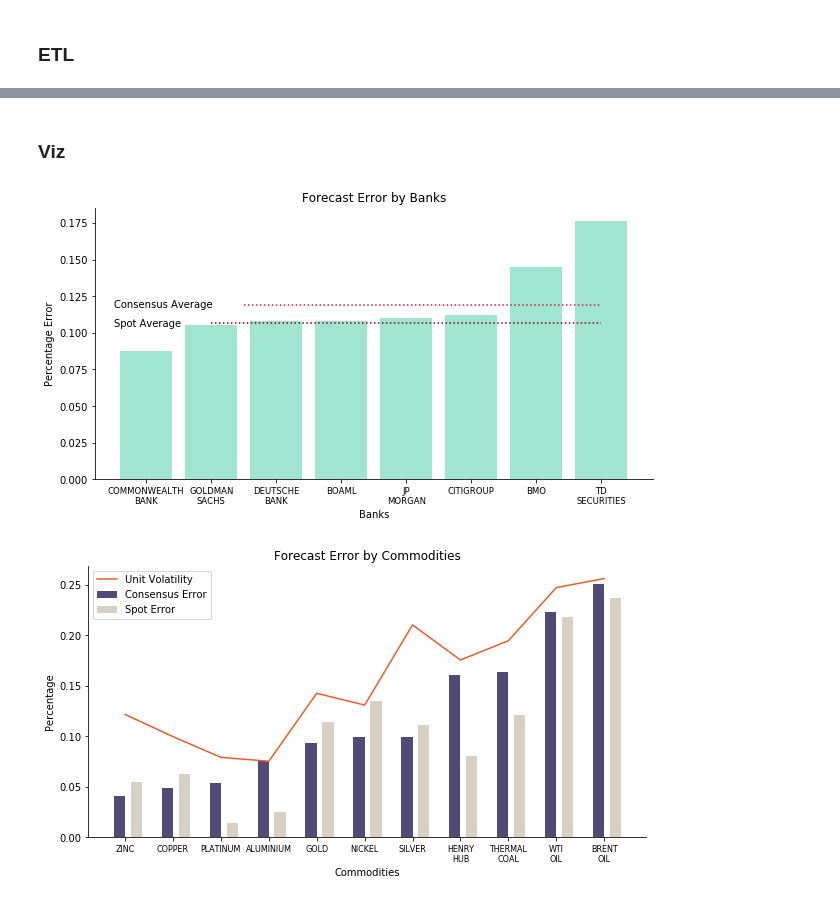
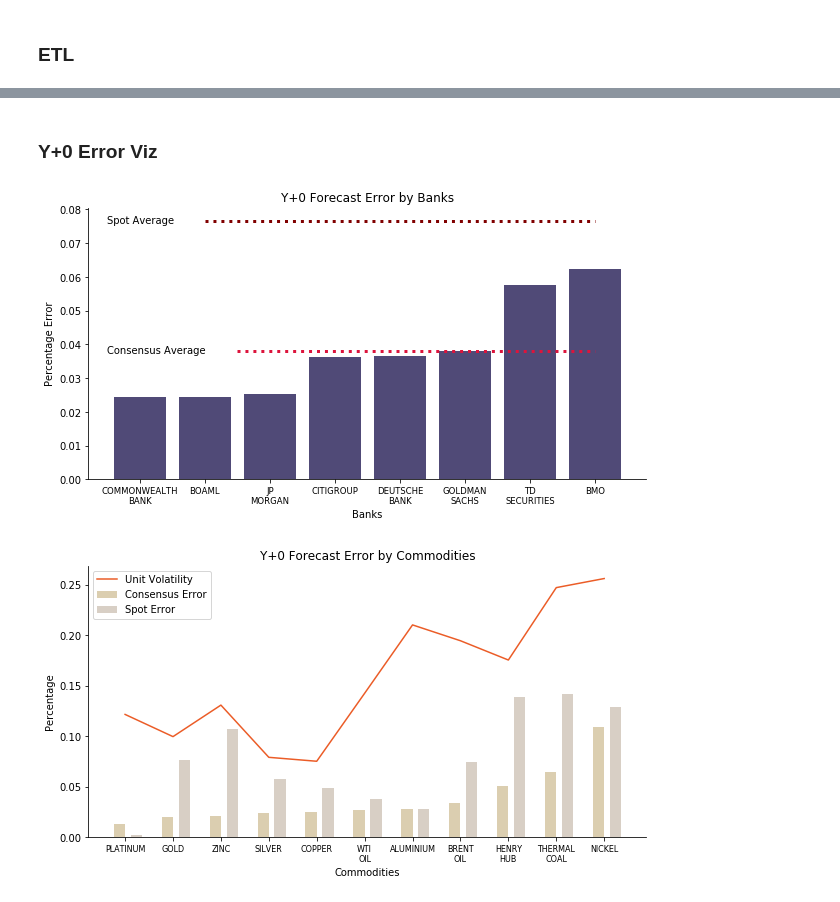
Before and after one commit to je-suis-tm/machine-learning, a Jupyter notebook: Wisdom of Crowds project/descriptive statistics.ipynb, the cells around one changed output, grey strips where cells are left out. Saved outputs shown, nothing was run; the diff lists cells and outputs as text; code cells hidden in the pictures.

```diff
--- a/Wisdom of Crowds project/descriptive statistics.ipynb
+++ b/Wisdom of Crowds project/descriptive statistics.ipynb
@@ -35,5 +37,7 @@ y1matrix2020_error=np.subtract(y1matrix2020,annual['2020':'2020'])
 # %%
-#aggregate y+0 forecast and y+1 forecast
-erreur=(abs(np.divide(y0matrix2019_error,annual['2019':'2019']))+abs(np.divide(y1matrix2020_error,annual['2020':'2020'])))/2
+#compute percentage error
+erreur_y0=abs(np.divide(y0matrix2019_erreur,annual['2019':'2019']))
+
+erreur_y1=abs(np.divide(y1matrix2020_erreur,annual['2020':'2020']))
 # %%
 #compute forecast error by banks and sort
@@ -46,10 +62,16 @@ erreur_by_commodities=dict(sorted(erreur_by_commodities.items(),key=lambda X:X[1
 # %%
 #compute forecast error by using spot price
-y0spot2019_error=np.divide(monthly['2019-08':'2019-08'],annual['2019':'2019'])-1
-y1spot2020_error=np.divide(monthly['2019-08':'2019-08'],annual['2020':'2020'])-1
+y0spot2019_erreur=np.divide(monthly['2019-08':'2019-08'],
+                            annual['2019':'2019'])-1
+y1spot2020_erreur=np.divide(monthly['2019-08':'2019-08'],
+                            annual['2020':'2020'])-1
 
-#aggregate y+0 forecast and y+1 forecast
-erreur_by_spot=list(((abs(y0spot2019_error)+abs(y1spot2020_error))/2).to_dict(orient='index').values())[0]
+#take abs and convert to dict
+erreur_by_spot_y0=list(abs(
+    y0spot2019_erreur).to_dict(orient='index').values())[0]
+
+erreur_by_spot_y1=list(abs(
+    y1spot2020_erreur).to_dict(orient='index').values())[0]
 # %%
 #compute unit volatility
 unit_volatility=monthly.std()/monthly.mean()
@@ -57,32 +142,32 @@ unit_volatility=unit_volatility.reindex(erreur_by_commodities.keys())
 # %% [markdown]
-### Viz
+### Y+0 Error Viz
 # %%
 #viz
 ax=plt.figure(figsize=(10,5)).add_subplot(111)
 ax.spines['top'].set_visible(False)
 ax.spines['right'].set_visible(False)
-plt.bar(range(len(erreur_by_banks)),
-        erreur_by_banks.values(),
-        color='#a0e5d0')
-plt.text(-0.5,erreur.mean().mean(),
+plt.bar(range(len(erreur_by_banks_y0)),
+        erreur_by_banks_y0.values(),
+        color='#504a77')
+plt.text(-0.5,erreur_y0.mean().mean(),
          'Consensus Average',va='center')
-plt.hlines(erreur.mean().mean(),
-           xmin=1.5,xmax=len(erreur_by_banks)-1,
-           linestyle=':',color='crimson')
-plt.text(-0.5,np.mean(list(erreur_by_spot.values())),
+plt.hlines(erreur_y0.mean().mean(),
+           xmin=1.5,xmax=len(erreur_by_banks_y0)-1,
+           linestyle=':',color='crimson',lw=3)
+plt.text(-0.5,np.mean(list(erreur_by_spot_y0.values())),
          'Spot Average',va='center')
-plt.hlines(np.mean(list(erreur_by_spot.values())),
-           xmin=1,xmax=len(erreur_by_banks)-1,
-           linestyle=':',color='maroon')
-plt.xticks(range(len(erreur_by_banks)),
-           [i.replace(' ','\n') for i in erreur_by_banks.keys()],
+plt.hlines(np.mean(list(erreur_by_spot_y0.values())),
+           xmin=1,xmax=len(erreur_by_banks_y0)-1,
+           linestyle=':',color='maroon',lw=3)
+plt.xticks(range(len(erreur_by_banks_y0)),
+           [i.replace(' ','\n') for i in erreur_by_banks_y0.keys()],
            fontsize=8.5)
 plt.xlabel('Banks')
 plt.ylabel('Percentage Error')
-plt.title('Forecast Error by Banks')
+plt.title('Y+0 Forecast Error by Banks')
 plt.show()
 # %% [output]
-[figure, old version]
+[figure, new version]
 # %%
 #viz
 section_width=7
@@ -94,25 +179,25 @@ ax=plt.figure(figsize=(10,5)).add_subplot(111)
 ax.spines['top'].set_visible(False)
 ax.spines['right'].set_visible(False)
 
-for ind,val in enumerate(erreur_by_commodities):
+for ind,val in enumerate(erreur_by_commodities_y0):
     x1=(ind+1)*section_width+(2*ind)*bar_width+ind*intra_width
     tick=x1+bar_width/2
     x2=x1+bar_width+intra_width
-    bar1=plt.bar(x1,erreur_by_commodities[val],
-            color='#504a77',width=bar_width)
-    bar2=plt.bar(x2,erreur_by_spot[val],
+    bar1=plt.bar(x1,erreur_by_commodities_y0[val],
+            color='#DBCEB0',width=bar_width)
+    bar2=plt.bar(x2,erreur_by_spot_y0[val],
             color='#d8cfc5',width=bar_width)
     ticks.append(tick)
 line,=plt.plot(ticks,unit_volatility,
          label='Volatility',c='#eb5c27')
 plt.xticks(ticks,
-           [i.replace(' ','\n') for i in erreur_by_commodities.keys()],
+           [i.replace(' ','\n') for i in erreur_by_commodities_y0.keys()],
            fontsize=8)
 plt.legend((line,bar1,bar2),
            ('Unit Volatility','Consensus Error','Spot Error'),loc=0)
 plt.xlabel('Commodities')
 plt.ylabel('Percentage')
-plt.title('Forecast Error by Commodities')
+plt.title('Y+0 Forecast Error by Commodities')
 plt.show()
 # %% [output]
-[figure, old version]
+[figure, new version]
```
Also changed, not shown: parts of 23 cells of this notebook.
